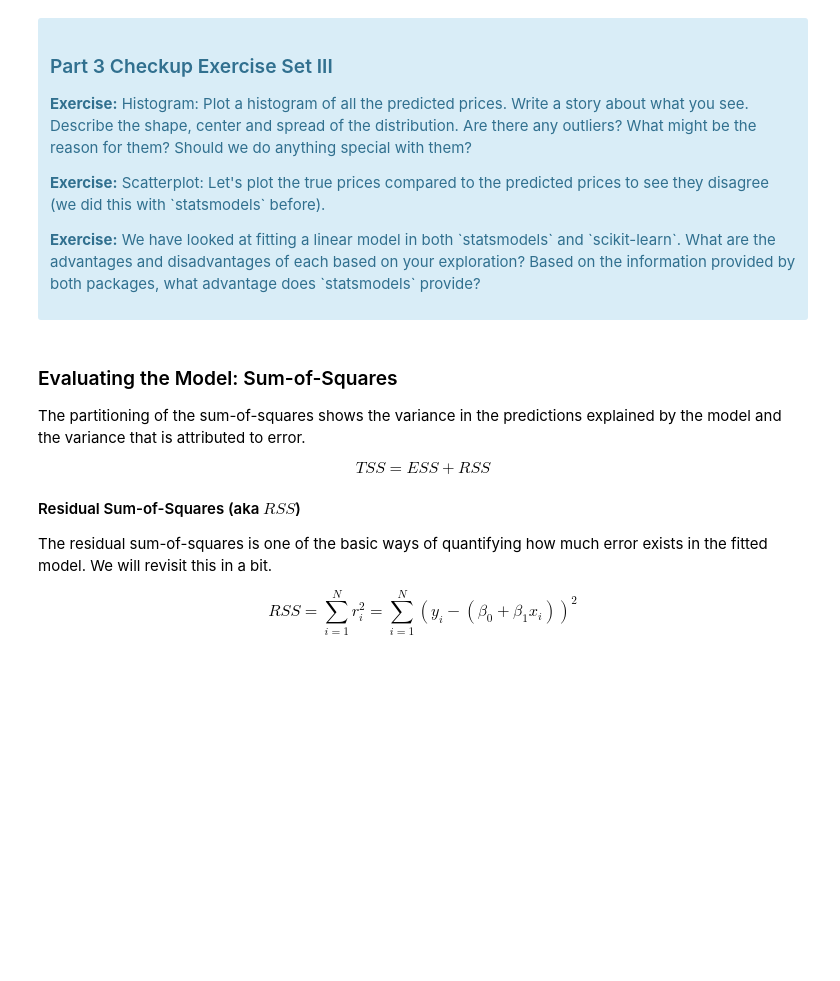
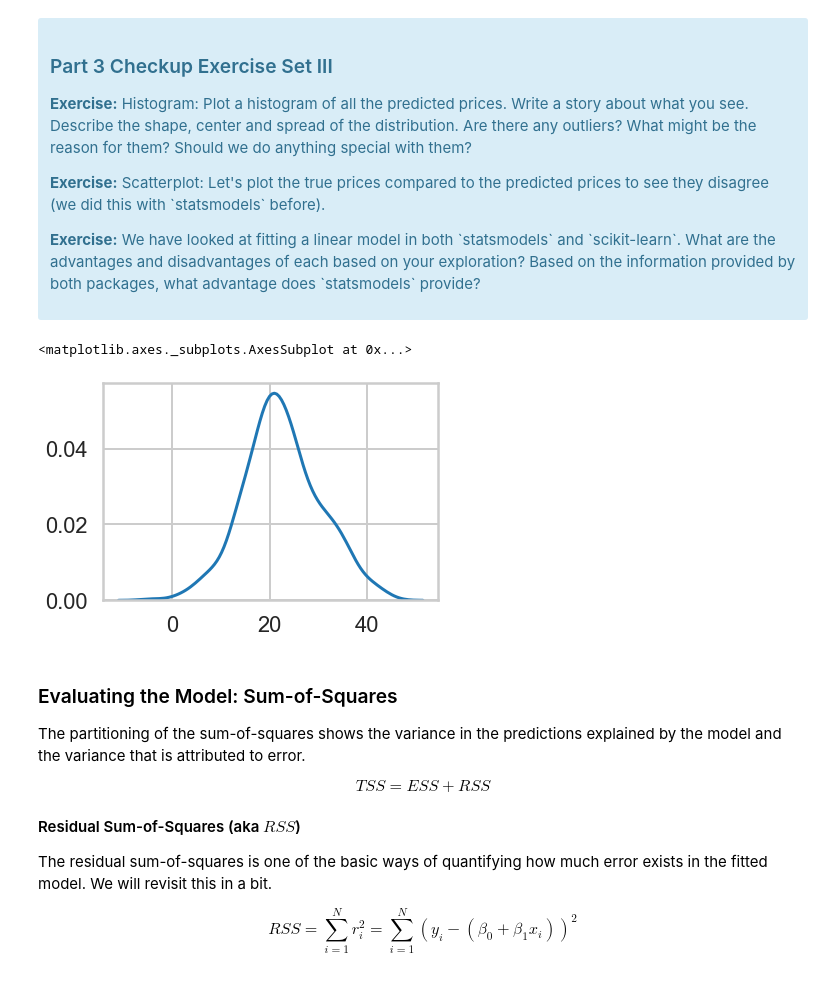
Before and after one commit to tamercetin/Linear-Regression-Using-Boston-Housing-Data-Set, a Jupyter notebook: linear_regression 3/Mini_Project_Linear_Regression.ipynb, the cells around one changed output. Cells and saved outputs as stored; diff of their text form; code cells hidden in the pictures; blank space fills up the shorter version.

```diff
--- a/linear_regression 3/Mini_Project_Linear_Regression.ipynb
+++ b/linear_regression 3/Mini_Project_Linear_Regression.ipynb
@@ -485,0 +531,5 @@ lm.fit(X, bos.PRICE)
+# %%
+# your turn
+Linear_model_2 = LinearRegression(fit_intercept=False)
+Linear_model_2.fit(X, bos.PRICE)
+Linear_model_2.intercept_
@@ -522,3 +593,10 @@ lm.predict(X)[0:5]
+# %%
+# your turn
+predicted_prices=lm.predict(X)
+sns.kdeplot(predicted_prices,kernel='gau')
+# %% [output]
+<matplotlib.axes._subplots.AxesSubplot at 0x...>
+[figure, added]
 # %% [markdown]
 ### Evaluating the Model: Sum-of-Squares
 
```
Also changed, not shown: parts of 43 cells of this notebook.
